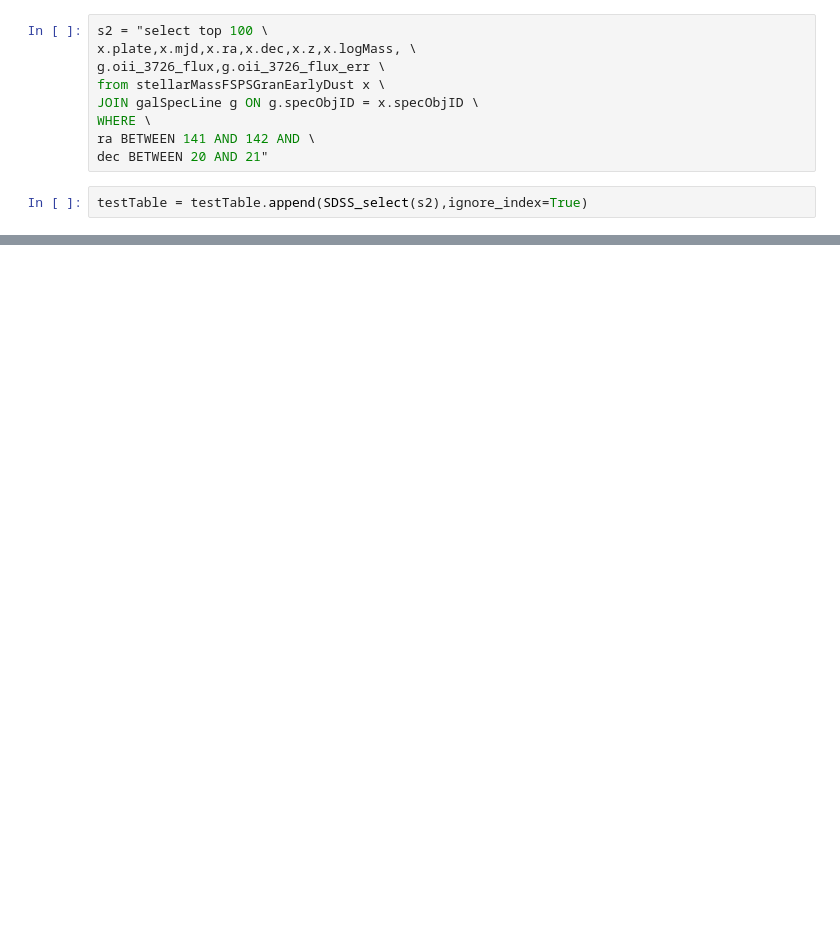
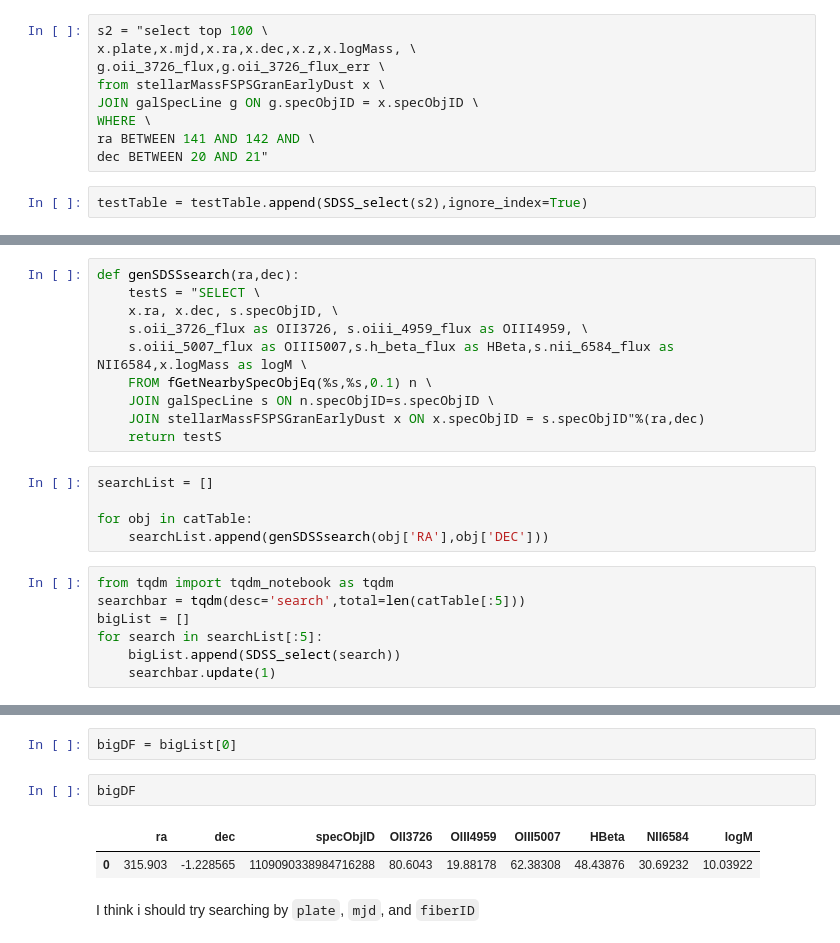
Before and after one commit to NicoAdams/Stripe82Clumps, a Jupyter notebook: mike_sandbox.ipynb, the cells around one changed output, grey strips where cells are left out. Cells and saved outputs as stored; diff of their text form; blank space fills up the shorter version.

```diff
--- a/mike_sandbox.ipynb
+++ b/mike_sandbox.ipynb
@@ -336,0 +358,22 @@ testTable
+# %%
+def genSDSSsearch(ra,dec):
+    testS = "SELECT \
+    x.ra, x.dec, s.specObjID, \
+    s.oii_3726_flux as OII3726, s.oiii_4959_flux as OIII4959, \
+    s.oiii_5007_flux as OIII5007,s.h_beta_flux as HBeta,s.nii_6584_flux as NII6584,x.logMass as logM \
+    FROM fGetNearbySpecObjEq(%s,%s,0.1) n \
+    JOIN galSpecLine s ON n.specObjID=s.specObjID \
+    JOIN stellarMassFSPSGranEarlyDust x ON x.specObjID = s.specObjID"%(ra,dec)
+    return testS
+# %%
+searchList = []
+
+for obj in catTable:
+    searchList.append(genSDSSsearch(obj['RA'],obj['DEC']))
+# %%
+from tqdm import tqdm_notebook as tqdm
+searchbar = tqdm(desc='search',total=len(catTable[:5]))
+bigList = []
+for search in searchList[:5]:
+    bigList.append(SDSS_select(search))
+    searchbar.update(1)
@@ -336,0 +402,9 @@ testTable
+# %%
+bigDF = bigList[0]
+# %%
+bigDF
+# %% [output]
+|  | ra | dec | specObjID | OII3726 | OIII4959 | OIII5007 | HBeta | NII6584 | logM |
+| 0 | 315.903 | -1.228565 | 1109090338984716288 | 80.6043 | 19.88178 | 62.38308 | 48.43876 | 30.69232 | 10.03922 |
+# %% [markdown]
+I think i should try searching by `plate`, `mjd`, and `fiberID`
```
Also changed, not shown: parts of 17 cells of this notebook.
